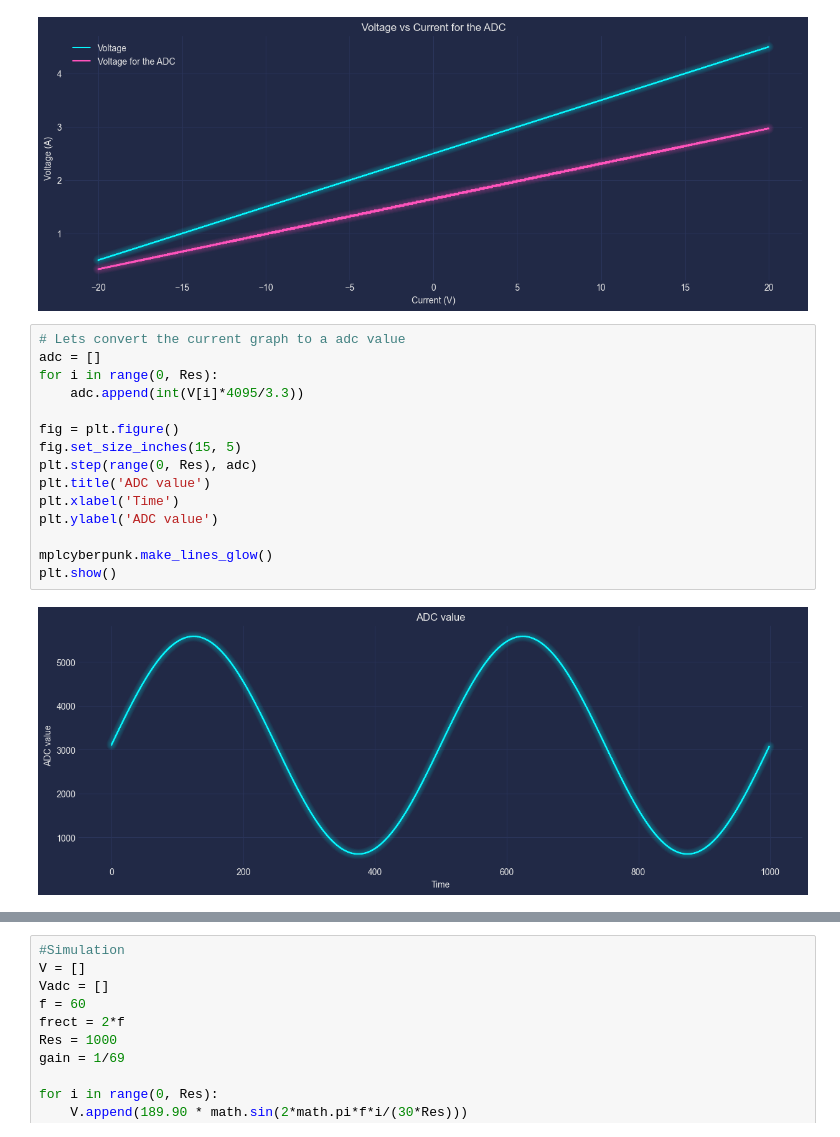
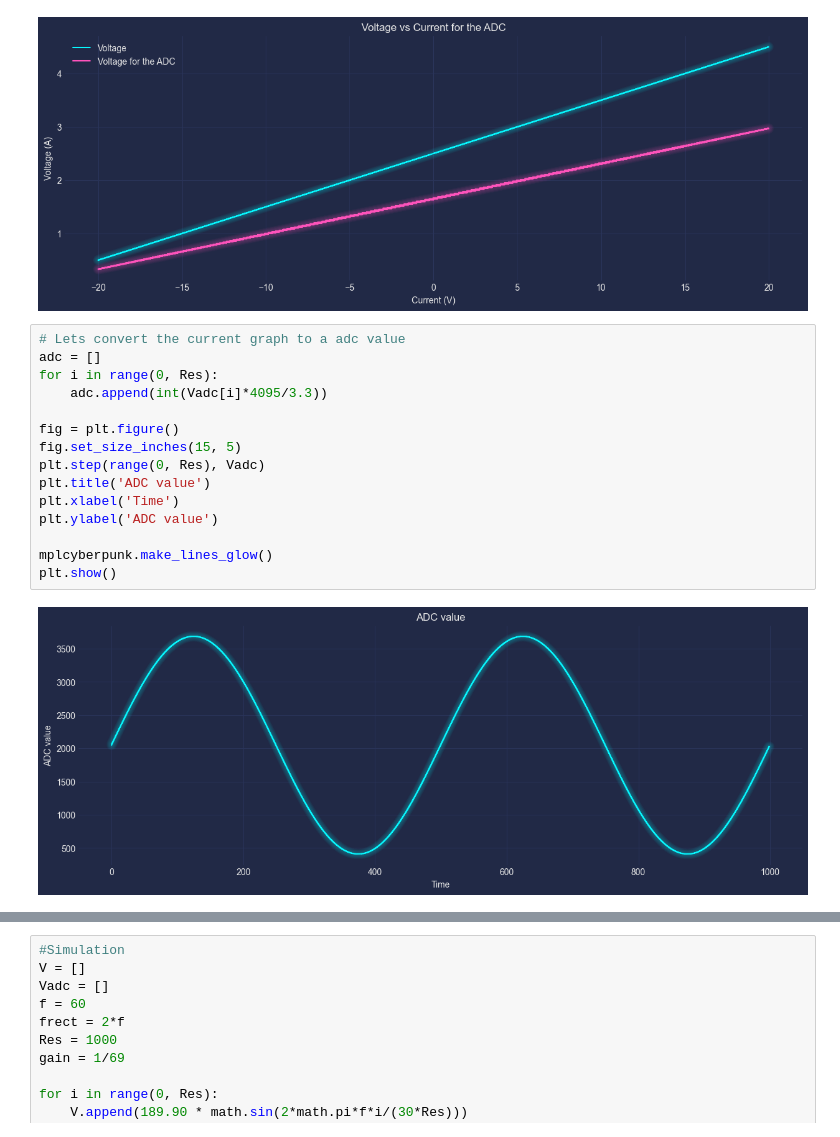
Before and after one commit to Gedankenn/esp32_wattimeter, a Jupyter notebook: wattimeter.ipynb, the cells around one changed output, grey strips where cells are left out. Saved outputs shown, nothing was run; the diff lists cells and outputs as text.

```diff
--- a/wattimeter.ipynb
+++ b/wattimeter.ipynb
@@ -123,20 +123,20 @@ plt.show()
 # %%
 # Lets convert the current graph to a adc value
 adc = []
 for i in range(0, Res):
-    adc.append(int(V[i]*4095/3.3))
+    adc.append(int(Vadc[i]*4095/3.3))
 
 fig = plt.figure()
 fig.set_size_inches(15, 5)
-plt.step(range(0, Res), adc)
+plt.step(range(0, Res), Vadc)
 plt.title('ADC value')
 plt.xlabel('Time')
 plt.ylabel('ADC value')
 
 mplcyberpunk.make_lines_glow()
 plt.show()
 # %% [output]
-[figure, old version]
+[figure, new version]
 # %% [markdown]
 # Voltage Sensing
 For the Voltage sensing will be used a rectifier with a voltage divider.
```
Also changed, not shown: 13 other files.
